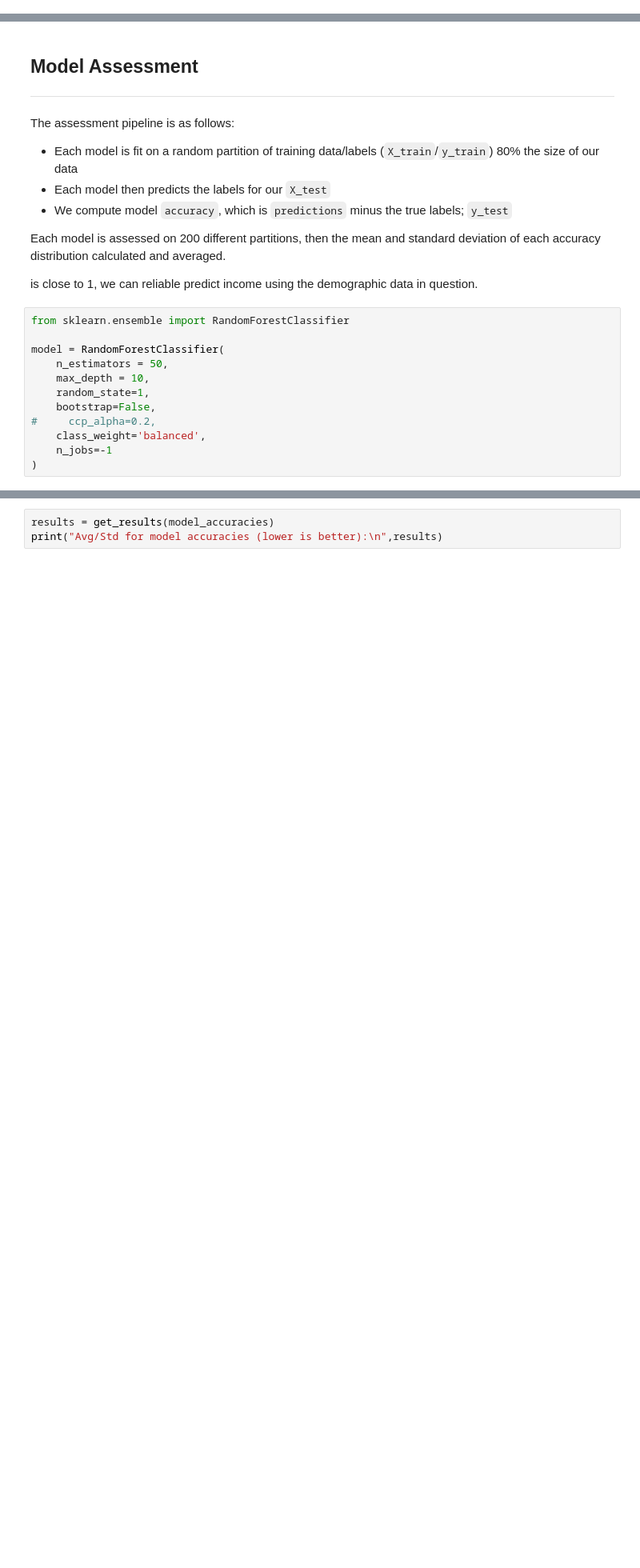
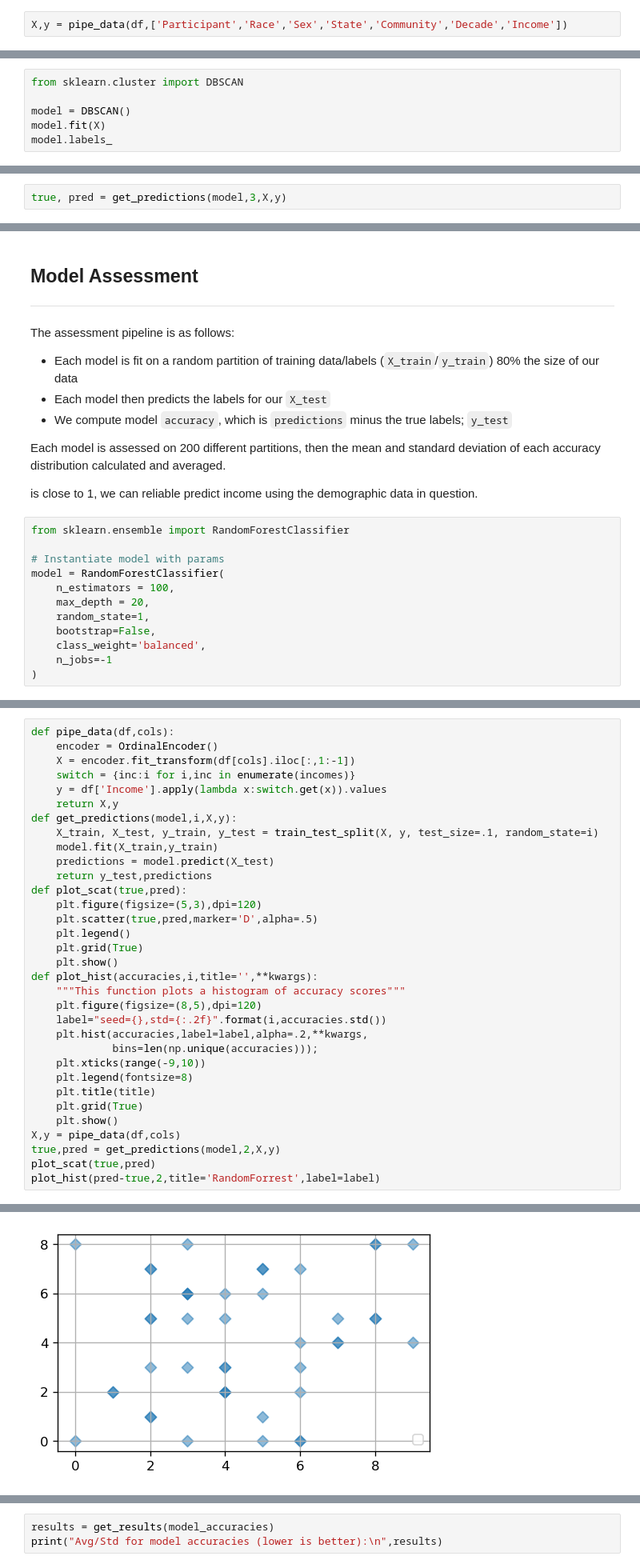
Before and after one commit to Schlam/UW-data-analysis-study, a Jupyter notebook: income_predictive_model.ipynb, the cells around one changed output, grey strips where cells are left out. Shown at 80% size. Cells and saved outputs as stored; diff of their text form; blank space fills up the shorter version.

```diff
--- a/income_predictive_model.ipynb
+++ b/income_predictive_model.ipynb
@@ -130,0 +112,2 @@ def get_assessment(model,n=N,verb=False,plot=False,title=''):
+# %%
+X,y = pipe_data(df,['Participant','Race','Sex','State','Community','Decade','Income'])
@@ -130,0 +141,6 @@ def get_assessment(model,n=N,verb=False,plot=False,title=''):
+# %%
+from sklearn.cluster import DBSCAN
+
+model = DBSCAN()
+model.fit(X)
+model.labels_
@@ -130,0 +165,2 @@ def get_assessment(model,n=N,verb=False,plot=False,title=''):
+# %%
+true, pred = get_predictions(model,3,X,y)
@@ -145,12 +183,12 @@ is close to 1, we can reliable predict income using the demographic data in ques
 # %%
 from sklearn.ensemble import RandomForestClassifier
 
+# Instantiate model with params
 model = RandomForestClassifier(
-    n_estimators = 50,
-    max_depth = 10,
+    n_estimators = 100,
+    max_depth = 20,
     random_state=1,
     bootstrap=False,
-#     ccp_alpha=0.2,
     class_weight='balanced',
     n_jobs=-1
 )
@@ -160,0 +195,34 @@ assessment = get_assessment(model,plot=True,title='RandomForrest')
+# %%
+def pipe_data(df,cols):
+    encoder = OrdinalEncoder()
+    X = encoder.fit_transform(df[cols].iloc[:,1:-1])
+    switch = {inc:i for i,inc in enumerate(incomes)}
+    y = df['Income'].apply(lambda x:switch.get(x)).values
+    return X,y
+def get_predictions(model,i,X,y):
+    X_train, X_test, y_train, y_test = train_test_split(X, y, test_size=.1, random_state=i)
+    model.fit(X_train,y_train)
+    predictions = model.predict(X_test)
+    return y_test,predictions
+def plot_scat(true,pred):
+    plt.figure(figsize=(5,3),dpi=120)
+    plt.scatter(true,pred,marker='D',alpha=.5)
+    plt.legend()
+    plt.grid(True)
+    plt.show()
+def plot_hist(accuracies,i,title='',**kwargs):
+    """This function plots a histogram of accuracy scores"""
+    plt.figure(figsize=(8,5),dpi=120)
+    label="seed={},std={:.2f}".format(i,accuracies.std())
+    plt.hist(accuracies,label=label,alpha=.2,**kwargs,
+             bins=len(np.unique(accuracies)));
+    plt.xticks(range(-9,10))
+    plt.legend(fontsize=8)
+    plt.title(title)
+    plt.grid(True)
+    plt.show()
+X,y = pipe_data(df,cols)
+true,pred = get_predictions(model,2,X,y)
+plot_scat(true,pred)
+plot_hist(pred-true,2,title='RandomForrest',label=label)
+# %% [output]
@@ -160,0 +230 @@ assessment = get_assessment(model,plot=True,title='RandomForrest')
+[figure, added]
```
Also changed, not shown: parts of 11 cells of this notebook, 1 other file.
